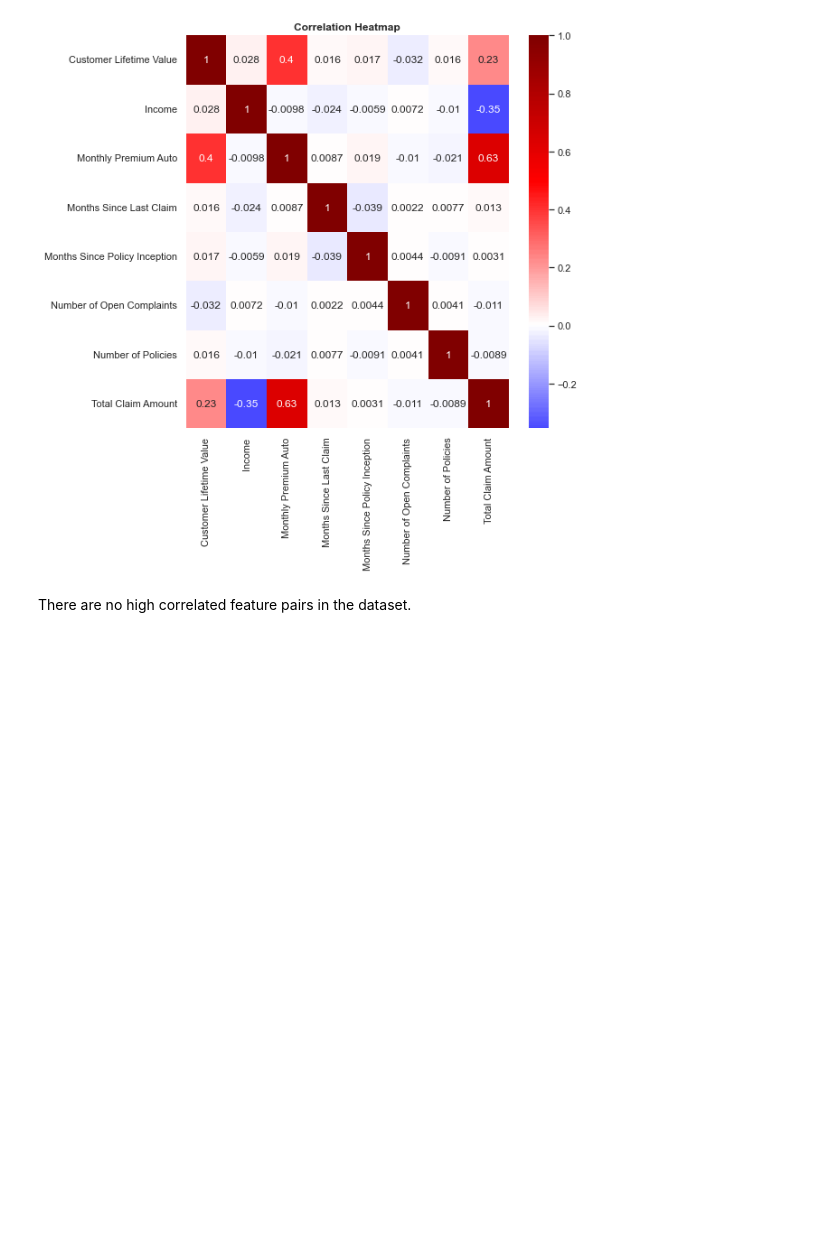
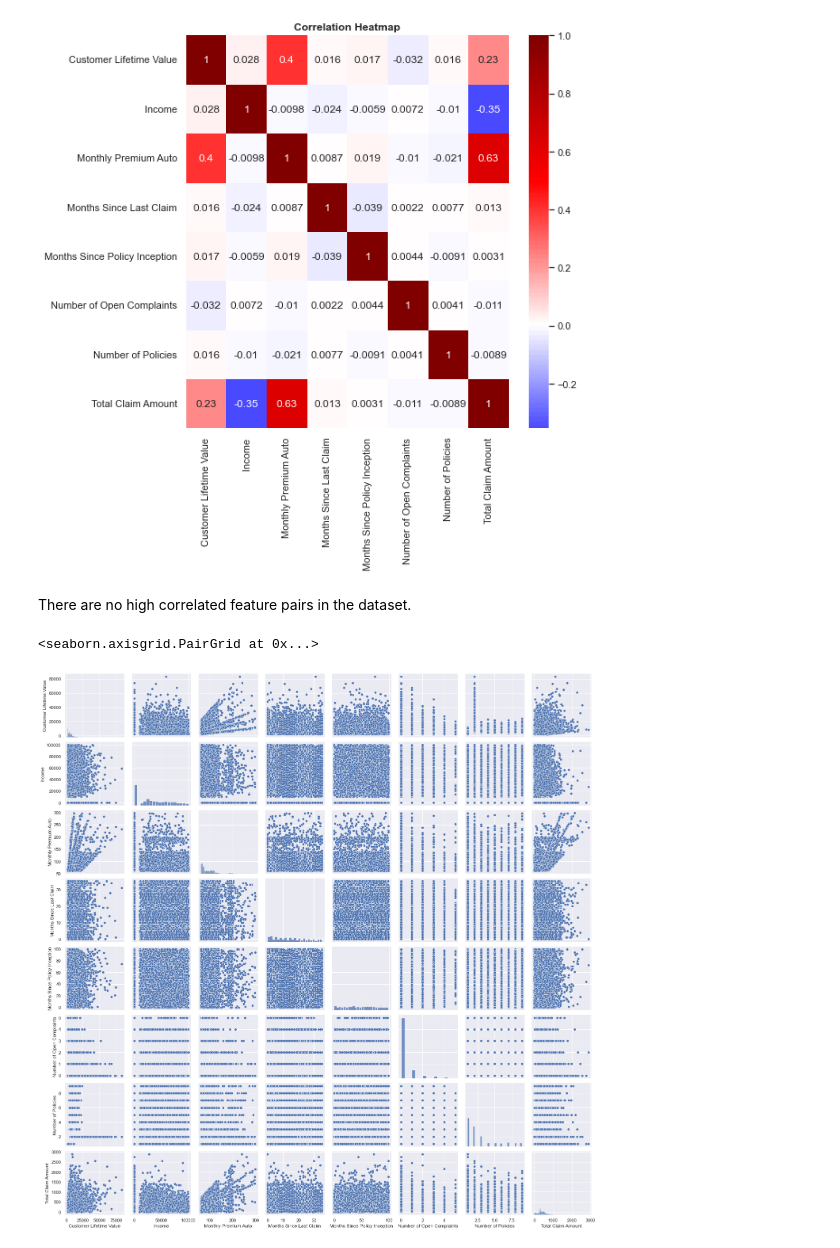
Before and after one commit to NHer0/IronEnrique, a Jupyter notebook: Customer_Analysis_Case_Study/Customer_Analysis_Case_Study.ipynb, the cells around one changed output. Saved outputs shown, nothing was run; the diff lists cells and outputs as text; code cells hidden in the pictures; blank space fills up the shorter version.

```diff
--- a/Customer_Analysis_Case_Study/Customer_Analysis_Case_Study.ipynb
+++ b/Customer_Analysis_Case_Study/Customer_Analysis_Case_Study.ipynb
@@ -1066,3 +1066,8 @@ fig5
 [figure]
 # %% [markdown]
 There are no high correlated feature pairs in the dataset.
+# %%
+sns.pairplot(ca_c_num_df)
+# %% [output]
+<seaborn.axisgrid.PairGrid at 0x...>
+[figure, added]
```
